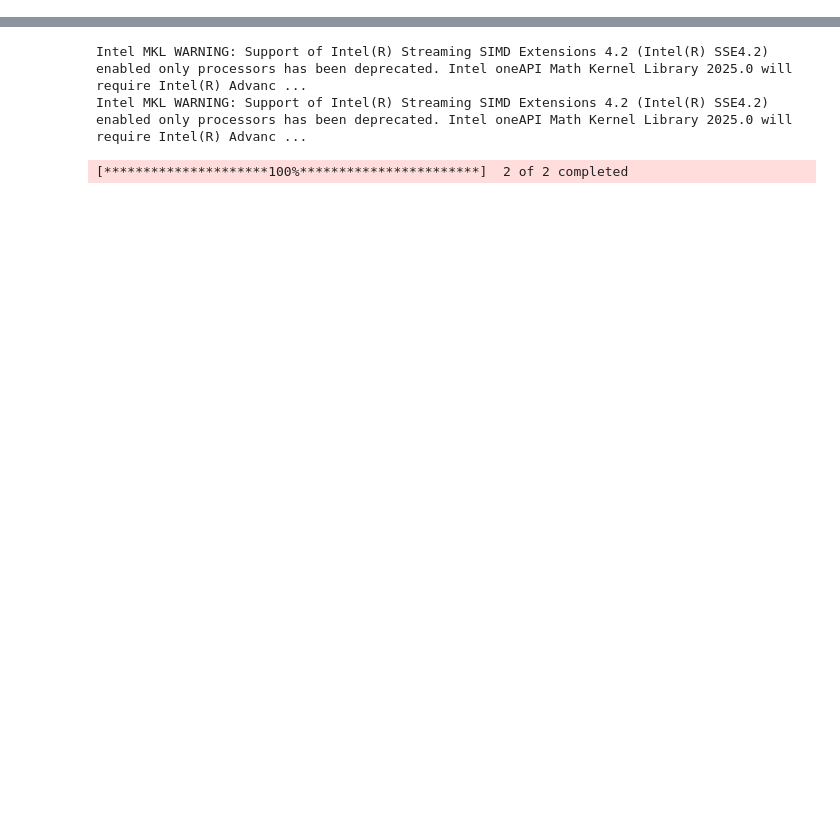
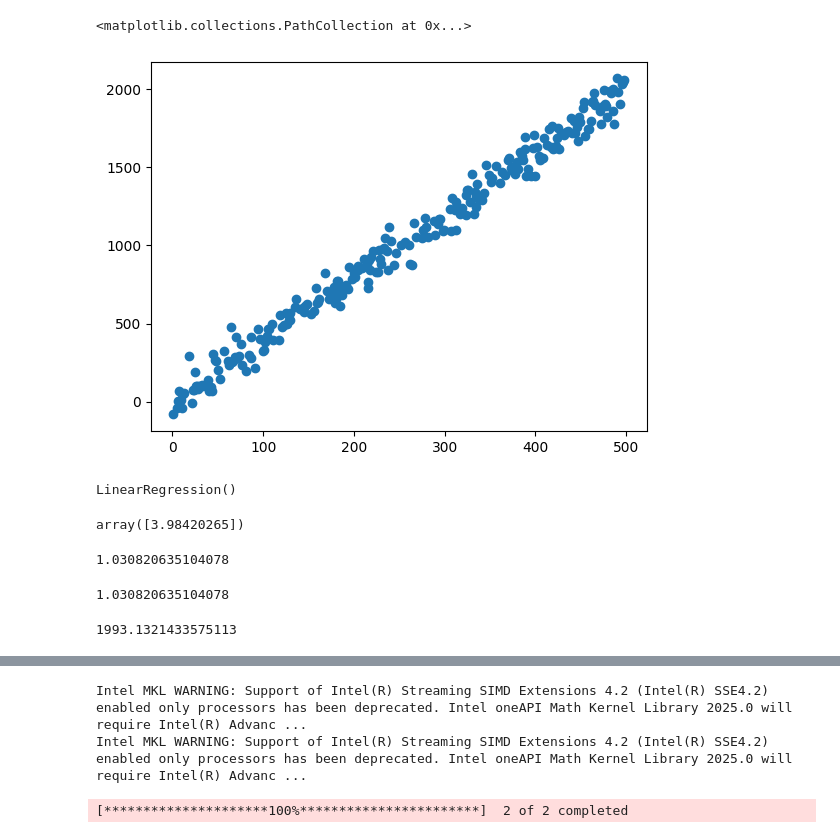
Before and after one commit to wbchristerson/jn-learning, a Jupyter notebook: linear_regression.ipynb, the cells around one changed output, grey strips where cells are left out. Drawn from its saved outputs; the diff is of its cells as text; code cells hidden in the pictures; blank space fills up the shorter version.

Commit message:
add sample linear regression with normally distributed error

```diff
--- a/linear_regression.ipynb
+++ b/linear_regression.ipynb
@@ -0,0 +1,9 @@
+# %%
+import numpy as np
+
+np.random.seed(821)
+
+num_samples = 250
+
+input_vals = np.sort(np.random.choice(list(range(1,500)), size=num_samples, replace=False))
+input_vals
@@ -0,0 +31,7 @@
+# %%
+np.random.seed(827)
+
+epsilon = np.random.normal(scale=80.0, size=num_samples)
+# %%
+output = 4 * input_vals + 3 + epsilon
+output
@@ -0,0 +56,31 @@
+# %%
+import matplotlib.pyplot as plt
+
+plt.scatter(input_vals, output)
+# %% [output]
+<matplotlib.collections.PathCollection at 0x...>
+[figure, added]
+# %%
+from sklearn.linear_model import LinearRegression
+
+model = LinearRegression()
+model.fit(input_vals.reshape(-1,1), output)
+model
+# %% [output]
+LinearRegression()
+# %%
+model.coef_
+# %% [output]
+array([3.98420265])
+# %%
+model.intercept_
+# %% [output]
+1.030820635104078
+# %%
+model.predict(np.array(0).reshape(-1,1))[0]
+# %% [output]
+1.030820635104078
+# %%
+model.predict(np.array(500).reshape(-1,1))[0]
+# %% [output]
+1993.1321433575113
```
Also changed, not shown: parts of 4 cells of this notebook.
